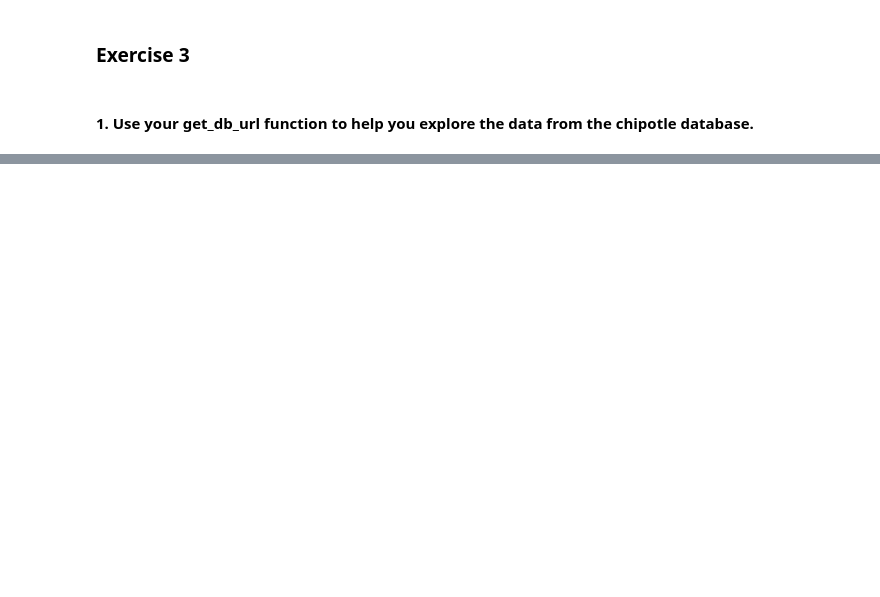
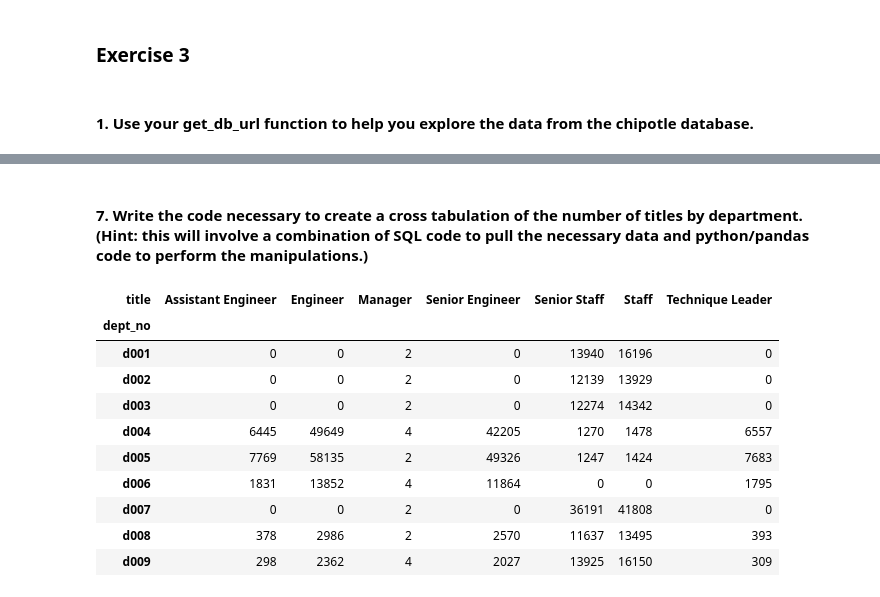
Before and after one commit to Jason-Tellez/numpy-pandas-visualization-exercises, a Jupyter notebook: advanced_dataframes.ipynb, the cells around one changed output, grey strips where cells are left out. Cells and saved outputs as stored; diff of their text form; code cells hidden in the pictures; blank space fills up the shorter version.

```diff
--- a/advanced_dataframes.ipynb
+++ b/advanced_dataframes.ipynb
@@ -311,0 +303,21 @@ orders
+# %% [markdown]
+#### 7. Write the code necessary to create a cross tabulation of the number of titles by department. (Hint: this will involve a combination of SQL code to pull the necessary data and python/pandas code to perform the manipulations.)
+# %%
+dept = pd.read_sql('SELECT * FROM departments', url)
+demp = pd.read_sql('SELECT * FROM dept_emp', url)
+# %%
+depemp = demp.merge(dept, on='dept_no', how='outer')
+det = depemp.merge(titles, on='emp_no', how='outer')
+pd.crosstab(det['dept_no'], det['title'])
+# %% [output]
+| title | Assistant Engineer | Engineer | Manager | Senior Engineer | Senior Staff | Staff | Technique Leader |
+| dept_no |  |  |  |  |  |  |  |
+| d001 | 0 | 0 | 2 | 0 | 13940 | 16196 | 0 |
+| d002 | 0 | 0 | 2 | 0 | 12139 | 13929 | 0 |
+| d003 | 0 | 0 | 2 | 0 | 12274 | 14342 | 0 |
+| d004 | 6445 | 49649 | 4 | 42205 | 1270 | 1478 | 6557 |
+| d005 | 7769 | 58135 | 2 | 49326 | 1247 | 1424 | 7683 |
+| d006 | 1831 | 13852 | 4 | 11864 | 0 | 0 | 1795 |
+| d007 | 0 | 0 | 2 | 0 | 36191 | 41808 | 0 |
+| d008 | 378 | 2986 | 2 | 2570 | 11637 | 13495 | 393 |
+| d009 | 298 | 2362 | 4 | 2027 | 13925 | 16150 | 309 |
```
Also changed, not shown: parts of 22 cells of this notebook.
